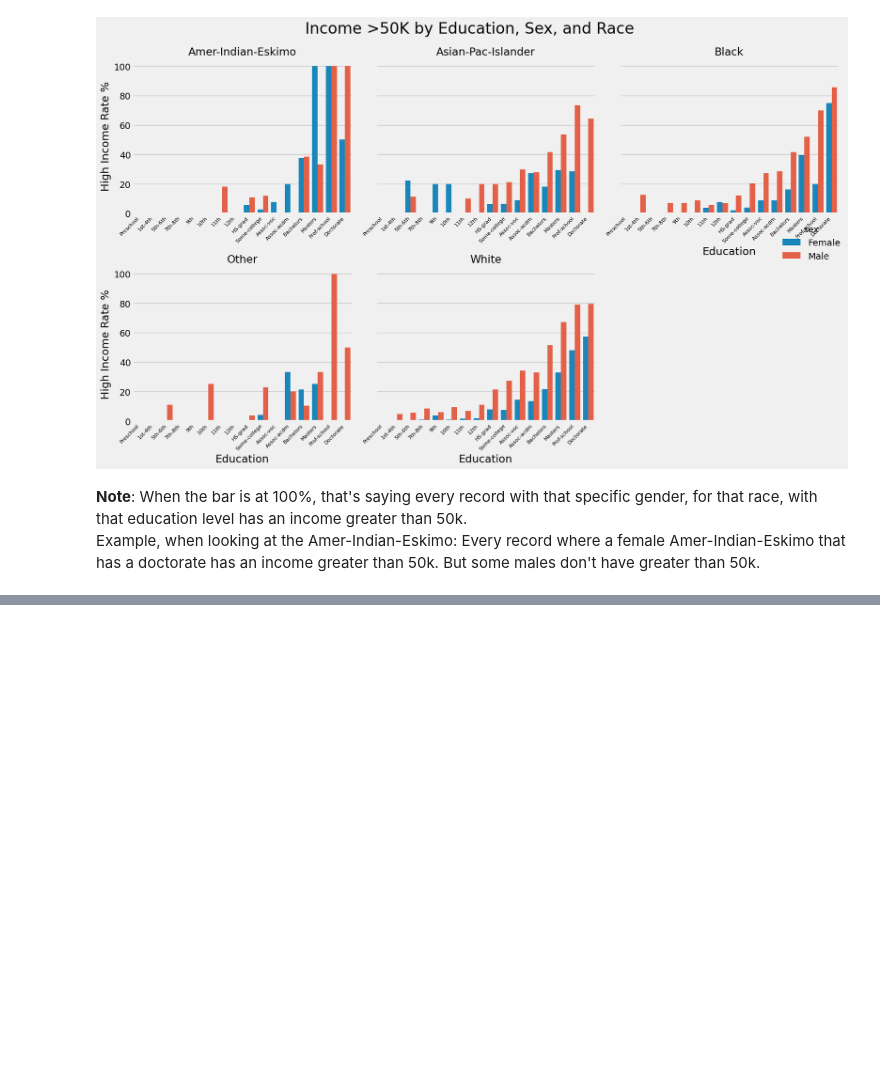
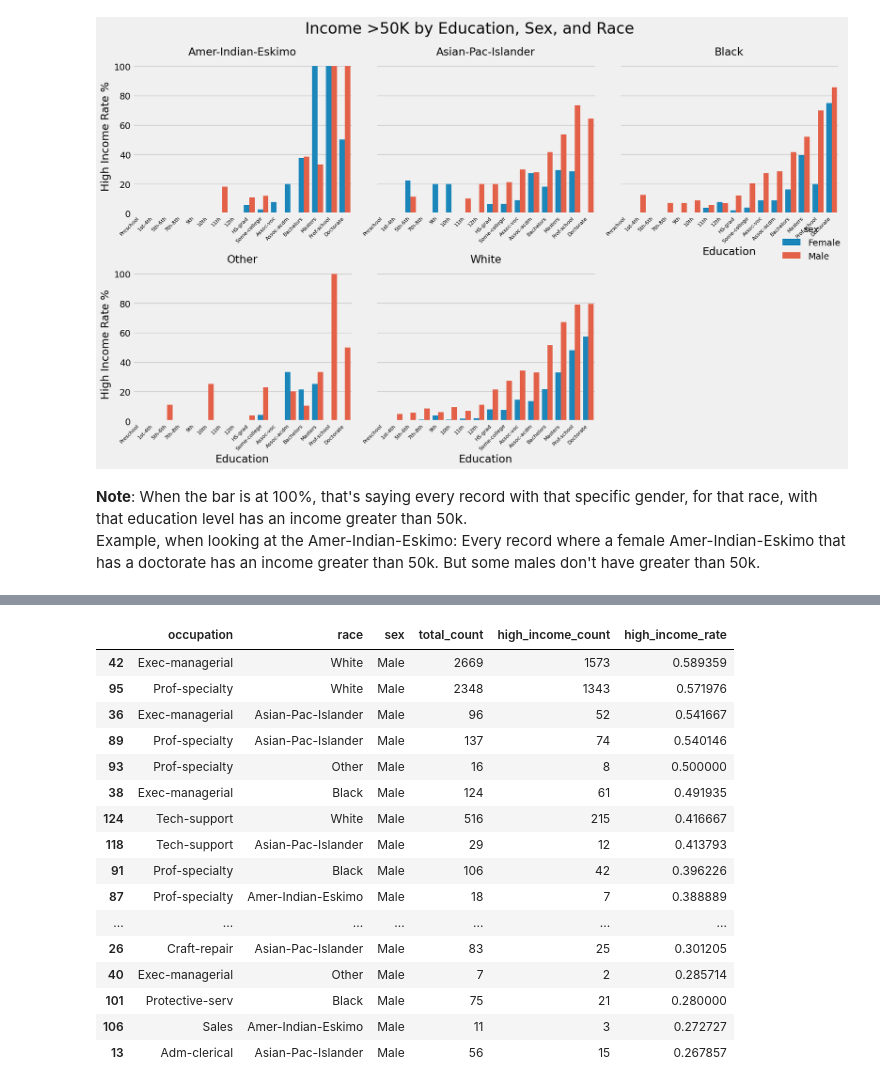
Before and after one commit to DonovanManogue/Data-6550---Data-Ethics-and-Responsibility, a Jupyter notebook: code/Ethan_Sandbox.ipynb, the cells around one changed output, grey strips where cells are left out. Drawn from its saved outputs; the diff is of its cells as text; code cells hidden in the pictures; blank space fills up the shorter version.

```diff
--- a/code/Ethan_Sandbox.ipynb
+++ b/code/Ethan_Sandbox.ipynb
@@ -375,0 +422,21 @@ plt.show()
+# %%
+occupation_by_highincome["high_income_rate"] = occupation_by_highincome["high_income_count"] / occupation_by_highincome["total_count"]
+occupation_by_highincome.sort_values("high_income_rate", ascending=False).head(20)
+# %% [output]
+|  | occupation | race | sex | total_count | high_income_count | high_income_rate |
+| 42 | Exec-managerial | White | Male | 2669 | 1573 | 0.589359 |
+| 95 | Prof-specialty | White | Male | 2348 | 1343 | 0.571976 |
+| 36 | Exec-managerial | Asian-Pac-Islander | Male | 96 | 52 | 0.541667 |
+| 89 | Prof-specialty | Asian-Pac-Islander | Male | 137 | 74 | 0.540146 |
+| 93 | Prof-specialty | Other | Male | 16 | 8 | 0.500000 |
+| 38 | Exec-managerial | Black | Male | 124 | 61 | 0.491935 |
+| 124 | Tech-support | White | Male | 516 | 215 | 0.416667 |
+| 118 | Tech-support | Asian-Pac-Islander | Male | 29 | 12 | 0.413793 |
+| 91 | Prof-specialty | Black | Male | 106 | 42 | 0.396226 |
+| 87 | Prof-specialty | Amer-Indian-Eskimo | Male | 18 | 7 | 0.388889 |
+| ... | ... | ... | ... | ... | ... | ... |
+| 26 | Craft-repair | Asian-Pac-Islander | Male | 83 | 25 | 0.301205 |
+| 40 | Exec-managerial | Other | Male | 7 | 2 | 0.285714 |
+| 101 | Protective-serv | Black | Male | 75 | 21 | 0.280000 |
+| 106 | Sales | Amer-Indian-Eskimo | Male | 11 | 3 | 0.272727 |
+| 13 | Adm-clerical | Asian-Pac-Islander | Male | 56 | 15 | 0.267857 |
```
Also changed, not shown: parts of 11 cells of this notebook, 1 other file.
